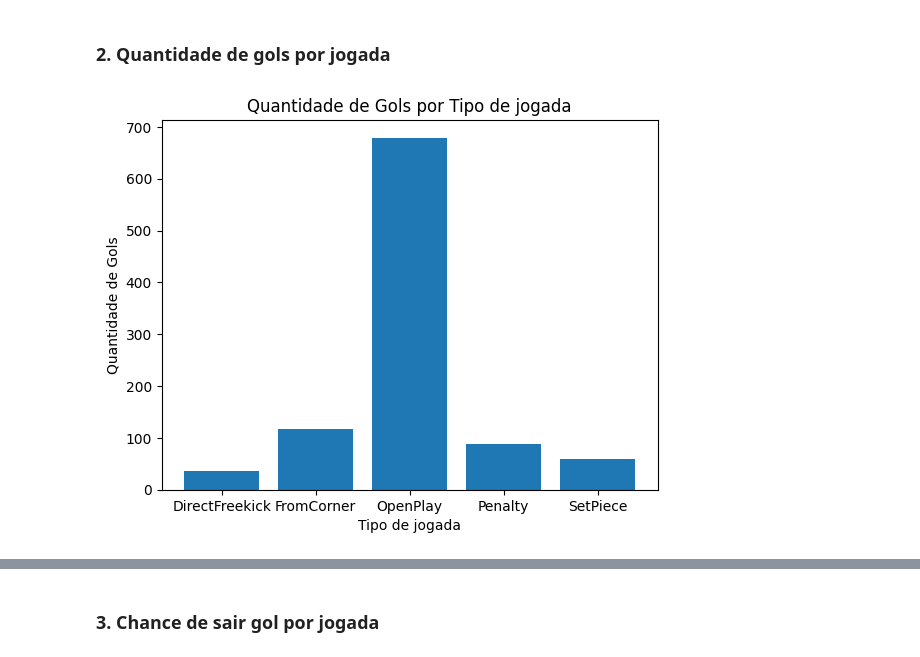
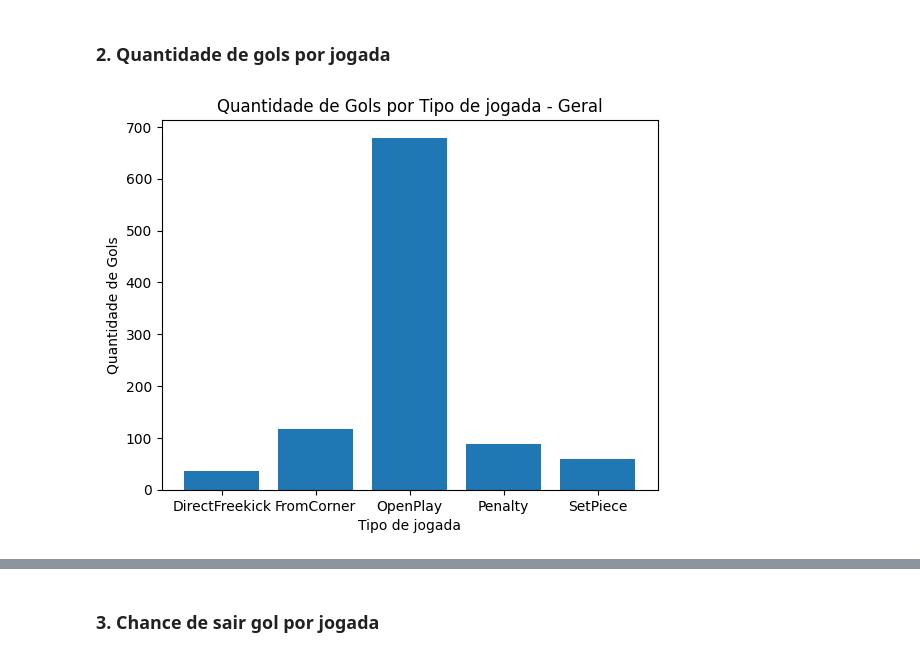
Before and after one commit to GabrielArai/TCC, a Jupyter notebook: notebooks/2-aed.ipynb, the cells around one changed output, grey strips where cells are left out. Saved outputs shown, nothing was run; the diff lists cells and outputs as text; code cells hidden in the pictures.

```diff
--- a/notebooks/2-aed.ipynb
+++ b/notebooks/2-aed.ipynb
@@ -63,12 +128,12 @@ df_filt = df_filt.groupby("situation")["result"].count().reset_index()
 # %%
 plt.bar(df_filt.situation, df_filt.result)
 
 # Adicionar rótulos e título
 plt.xlabel('Tipo de jogada')
 plt.ylabel('Quantidade de Gols')
-plt.title('Quantidade de Gols por Tipo de jogada')
+plt.title('Quantidade de Gols por Tipo de jogada - Geral')
 
 # Exibir o gráfico
 plt.show()
 # %% [output]
-[figure, old version]
+[figure, new version]
```
Also changed, not shown: parts of 5 cells of this notebook, 1 other file.
